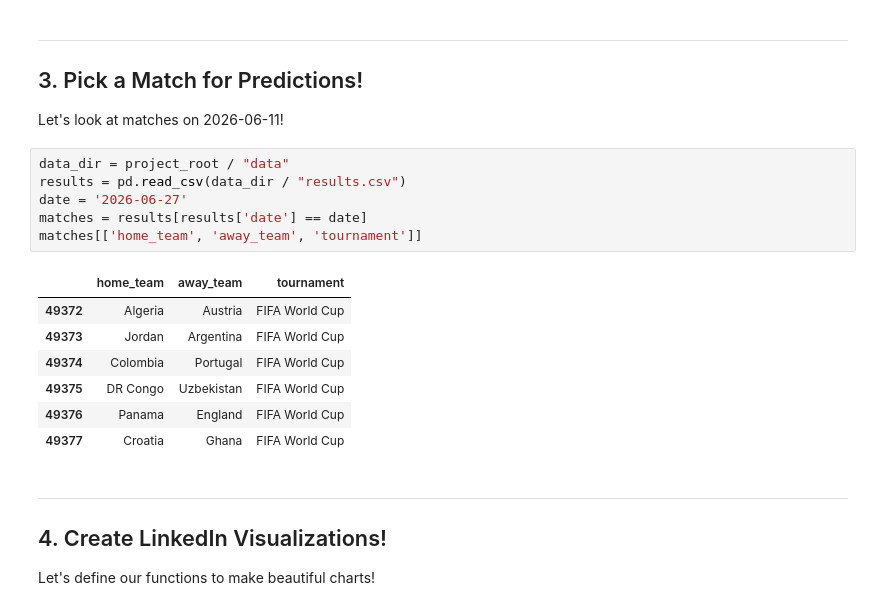
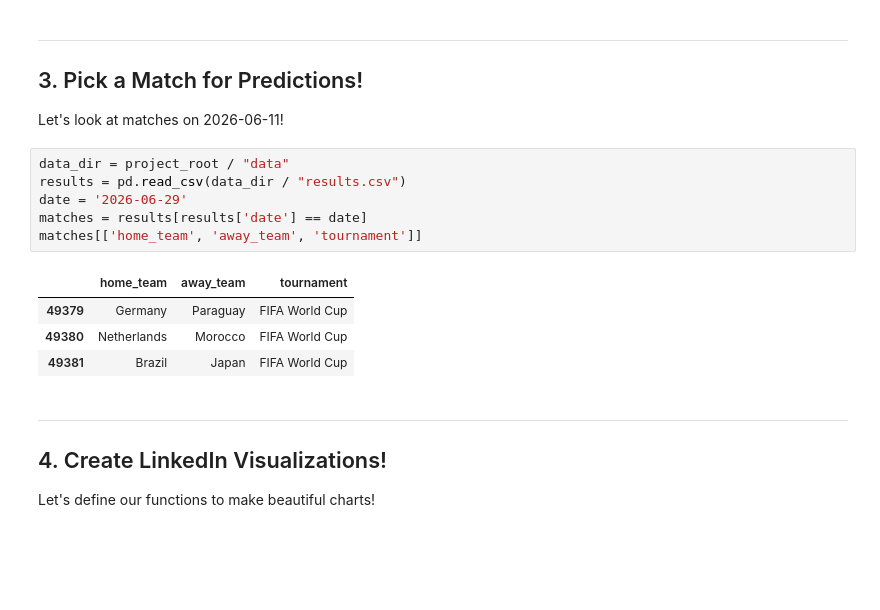
Before and after one commit to nitindavegit/FIFA-2026-Predictions, a Jupyter notebook: notebooks/04_LinkedIn_Presentation.ipynb, the cells around one changed output. Saved outputs shown, nothing was run; the diff lists cells and outputs as text; blank space fills up the shorter version.

```diff
--- a/notebooks/04_LinkedIn_Presentation.ipynb
+++ b/notebooks/04_LinkedIn_Presentation.ipynb
@@ -71,17 +71,14 @@ Let's look at matches on 2026-06-11!
 # %%
 data_dir = project_root / "data"
 results = pd.read_csv(data_dir / "results.csv")
-date = '2026-06-27'
+date = '2026-06-29'
 matches = results[results['date'] == date]
 matches[['home_team', 'away_team', 'tournament']]
 # %% [output]
 |  | home_team | away_team | tournament |
-| 49372 | Algeria | Austria | FIFA World Cup |
-| 49373 | Jordan | Argentina | FIFA World Cup |
-| 49374 | Colombia | Portugal | FIFA World Cup |
-| 49375 | DR Congo | Uzbekistan | FIFA World Cup |
-| 49376 | Panama | England | FIFA World Cup |
-| 49377 | Croatia | Ghana | FIFA World Cup |
+| 49379 | Germany | Paraguay | FIFA World Cup |
+| 49380 | Netherlands | Morocco | FIFA World Cup |
+| 49381 | Brazil | Japan | FIFA World Cup |
 # %% [markdown]
 ---
 ## 4. Create LinkedIn Visualizations!
```
Also changed, not shown: parts of 14 cells of this notebook.
